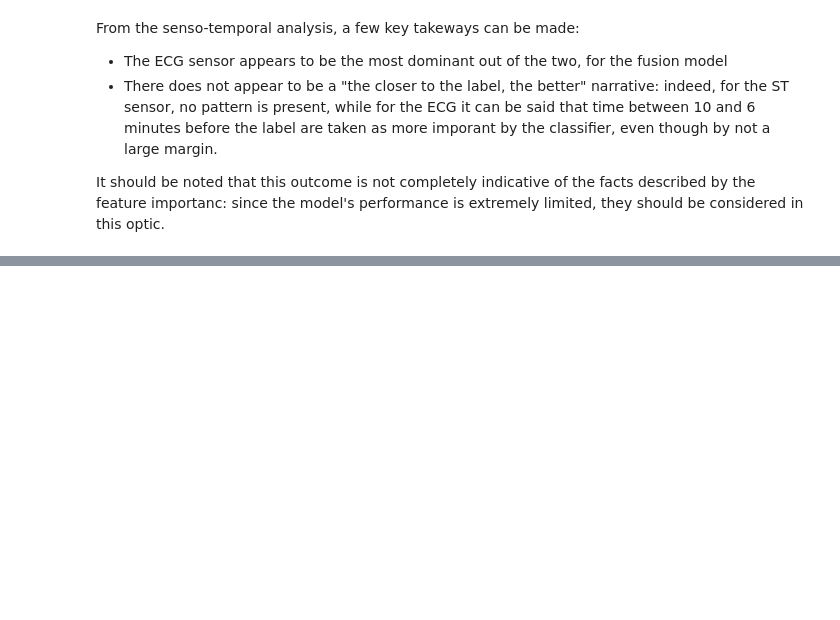
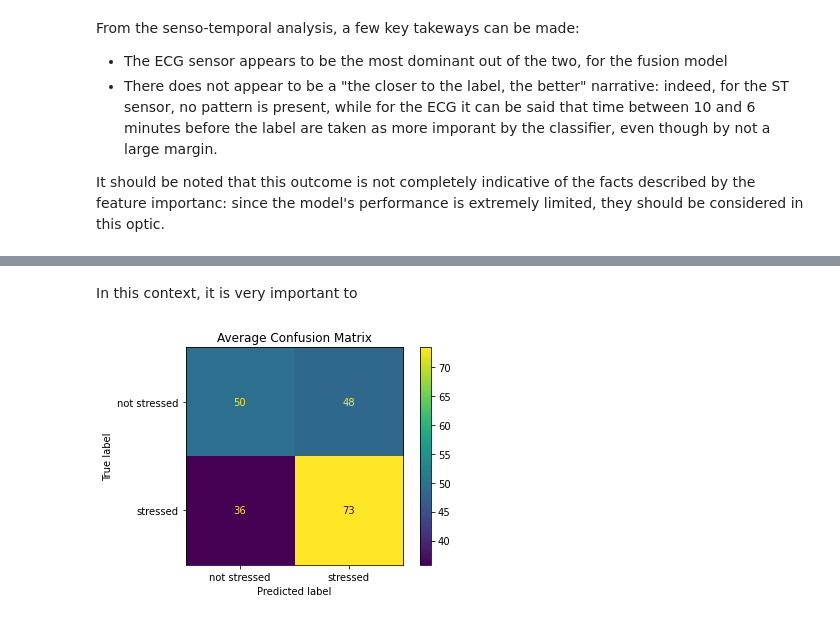
Before and after one commit to LeonardoAlchieri/MUSE, a Jupyter notebook: notebooks/explain.ipynb, the cells around one changed output, grey strips where cells are left out. Drawn from its saved outputs; the diff is of its cells as text; code cells hidden in the pictures; blank space fills up the shorter version.

Commit message:
Implemented confusion matrix plot

```diff
--- a/notebooks/explain.ipynb
+++ b/notebooks/explain.ipynb
@@ -195,7 +196,13 @@ for fusion_method in tqdm(fusion_methods, desc="Iteration over fusion methods"):
         )
 
         scores = cross_validation(
-            x=x, y=y, estimator=multimodal_classifier, cv=cv, n_jobs=n_jobs_cv, n_repeats=n_repeats
+            x=x,
+            y=y,
+            estimator=multimodal_classifier,
+            cv=cv,
+            n_jobs=n_jobs_cv,
+            n_repeats=n_repeats,
+            cm=confusion_matrix,
         )
 
         results[f"{current_feature_names} {fusion_method}"] = scores
@@ -343,0 +355,20 @@ It should be noted that this outcome is not completely indicative of the facts d
+# %% [markdown]
+In this context, it is very important to
+# %%
+from pickle import load
+with open('../results/importance_score_2svm_adaboost.npy', 'rb') as f:
+    scores = load(f)
+# %%
+confusion_matrix_results: list[ndarray] = [score[-1] for score in scores]
+# %%
+from numpy import array
+confusion_matrix_mean: ndarray = array(confusion_matrix_results).mean(axis=0)
+# %%
+from sklearn.metrics import ConfusionMatrixDisplay
+
+ConfusionMatrixDisplay(confusion_matrix_mean, display_labels=['not stressed', 'stressed']).plot()
+plt.title('Average Confusion Matrix')
+plt.savefig('../visualizations/average_confusion_matrix.pdf')
+plt.show()
+# %% [output]
+[figure, added]
```
Also changed, not shown: parts of 4 cells of this notebook, 3 other files.
